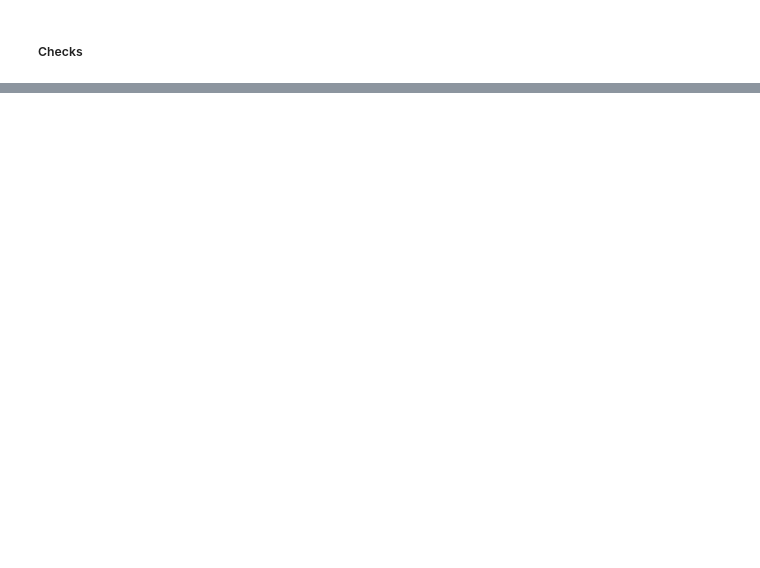
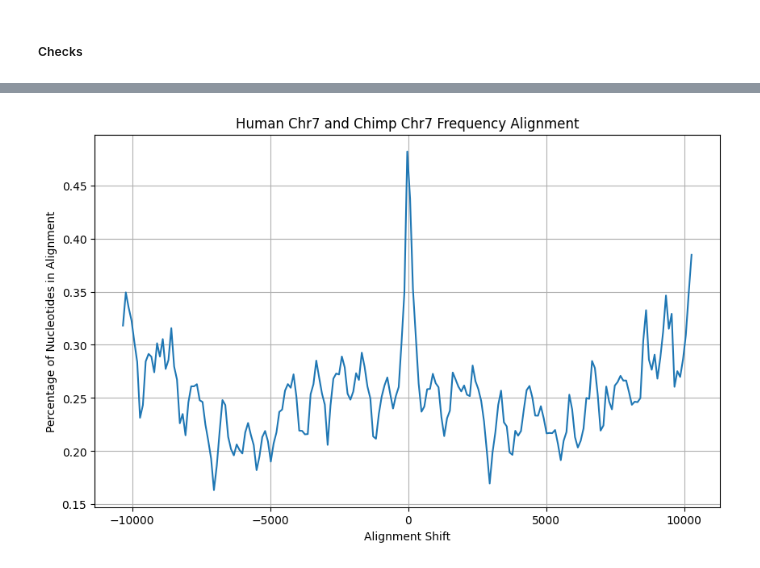
Before and after one commit to richgoodier/BLAST, a Jupyter notebook: notebooks/human_chimp_20.ipynb, the cells around one changed output, grey strips where cells are left out. Drawn from its saved outputs; the diff is of its cells as text; code cells hidden in the pictures; blank space fills up the shorter version.

```diff
--- a/notebooks/human_chimp_20.ipynb
+++ b/notebooks/human_chimp_20.ipynb
@@ -355,0 +158,5 @@ longest_common_substring_length
+# %%
+freq_title = 'Human Chr7 and Chimp Chr7 Frequency Alignment'
+plot_frequency(global_alignment.freq, freq_title)
+# %% [output]
+[figure, added]
```
Also changed, not shown: parts of 33 cells of this notebook, 1 other file.
